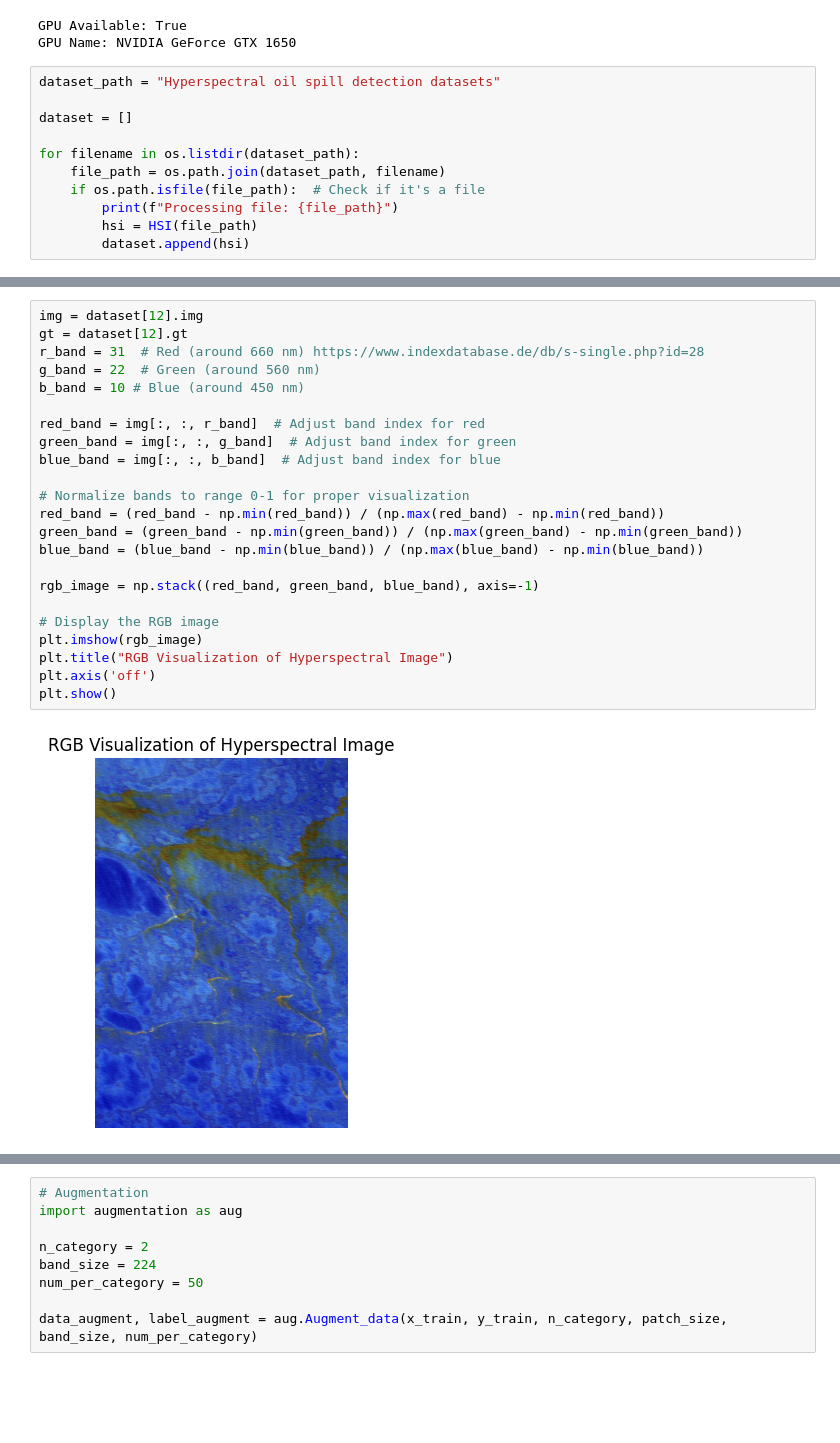
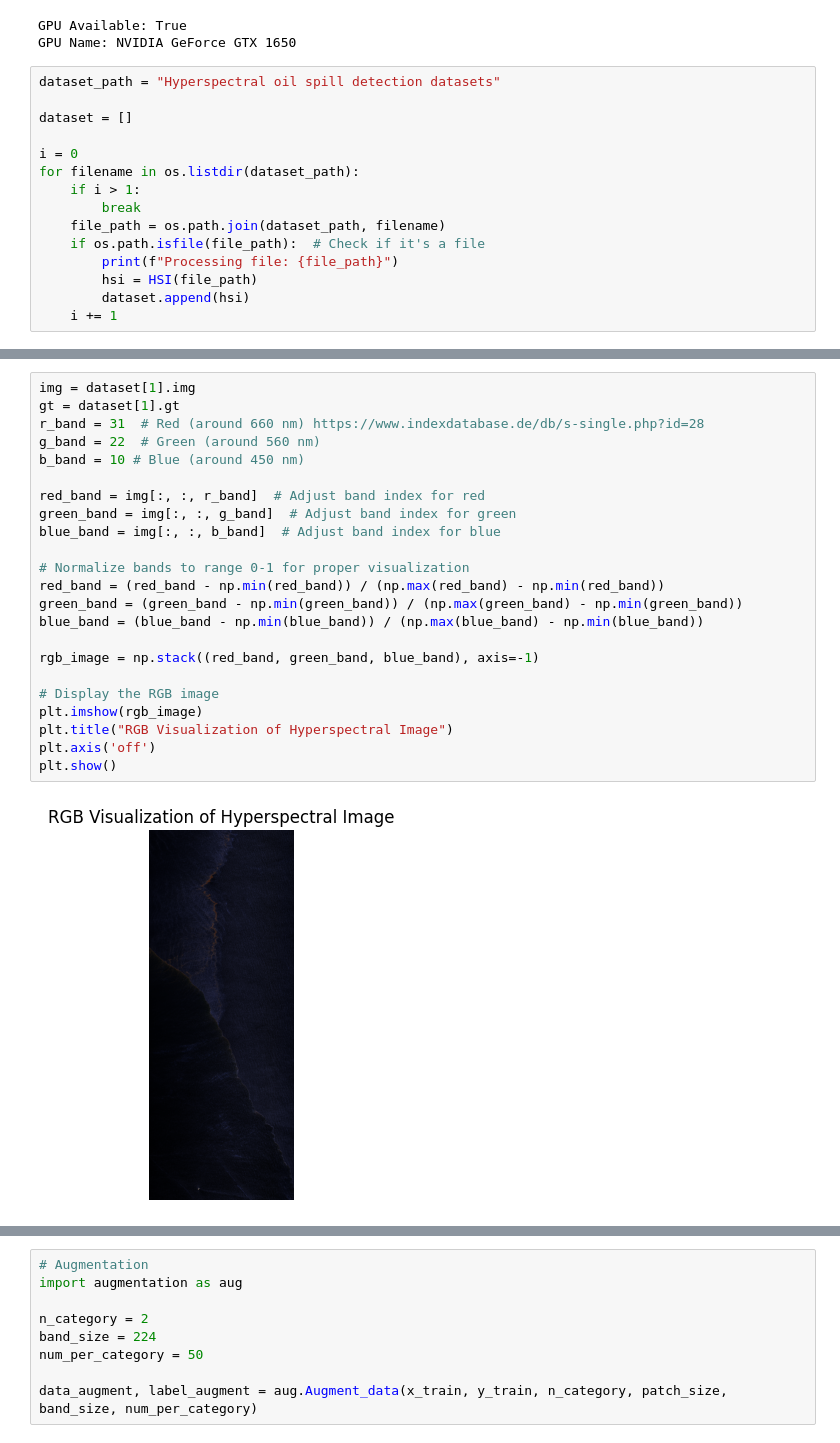
Before and after one commit to FathanAbi/tugas-akhir-model-deteksi-tumpahan-minyakl, a Jupyter notebook: tes_gpu.ipynb, the cells around one changed output, grey strips where cells are left out. Drawn from its saved outputs; the diff is of its cells as text; blank space fills up the shorter version.

```diff
--- a/tes_gpu.ipynb
+++ b/tes_gpu.ipynb
@@ -21,12 +21,16 @@ dataset_path = "Hyperspectral oil spill detection datasets"
 
 dataset = []
 
+i = 0
 for filename in os.listdir(dataset_path):
+    if i > 1:
+        break
     file_path = os.path.join(dataset_path, filename)
     if os.path.isfile(file_path):  # Check if it's a file
         print(f"Processing file: {file_path}")
         hsi = HSI(file_path)
         dataset.append(hsi)
+    i += 1
 # %% [output]
 Processing file: Hyperspectral oil spill detection datasets\GM01.mat
 Processing file: Hyperspectral oil spill detection datasets\GM02.mat
@@ -71,28 +43,28 @@ GM18: (1175, 563, 224)
 # %%
-img = dataset[12].img
-gt = dataset[12].gt
+img = dataset[1].img
+gt = dataset[1].gt
 r_band = 31  # Red (around 660 nm) https://www.indexdatabase.de/db/s-single.php?id=28
 g_band = 22  # Green (around 560 nm)
 b_band = 10 # Blue (around 450 nm)
 
 red_band = img[:, :, r_band]  # Adjust band index for red
 green_band = img[:, :, g_band]  # Adjust band index for green
 blue_band = img[:, :, b_band]  # Adjust band index for blue
 
 # Normalize bands to range 0-1 for proper visualization
 red_band = (red_band - np.min(red_band)) / (np.max(red_band) - np.min(red_band))
 green_band = (green_band - np.min(green_band)) / (np.max(green_band) - np.min(green_band))
 blue_band = (blue_band - np.min(blue_band)) / (np.max(blue_band) - np.min(blue_band))
 
 rgb_image = np.stack((red_band, green_band, blue_band), axis=-1)
 
 # Display the RGB image
 plt.imshow(rgb_image)
 plt.title("RGB Visualization of Hyperspectral Image")
 plt.axis('off')
 plt.show()
 # %% [output]
-[figure, old version]
+[figure, new version]
 # %%
 # Visualize the binary mask
 plt.imshow(1 - gt, cmap='gray')  # Use 'gray' for binary visualization
```
Also changed, not shown: parts of 13 cells of this notebook, 2 other files.
